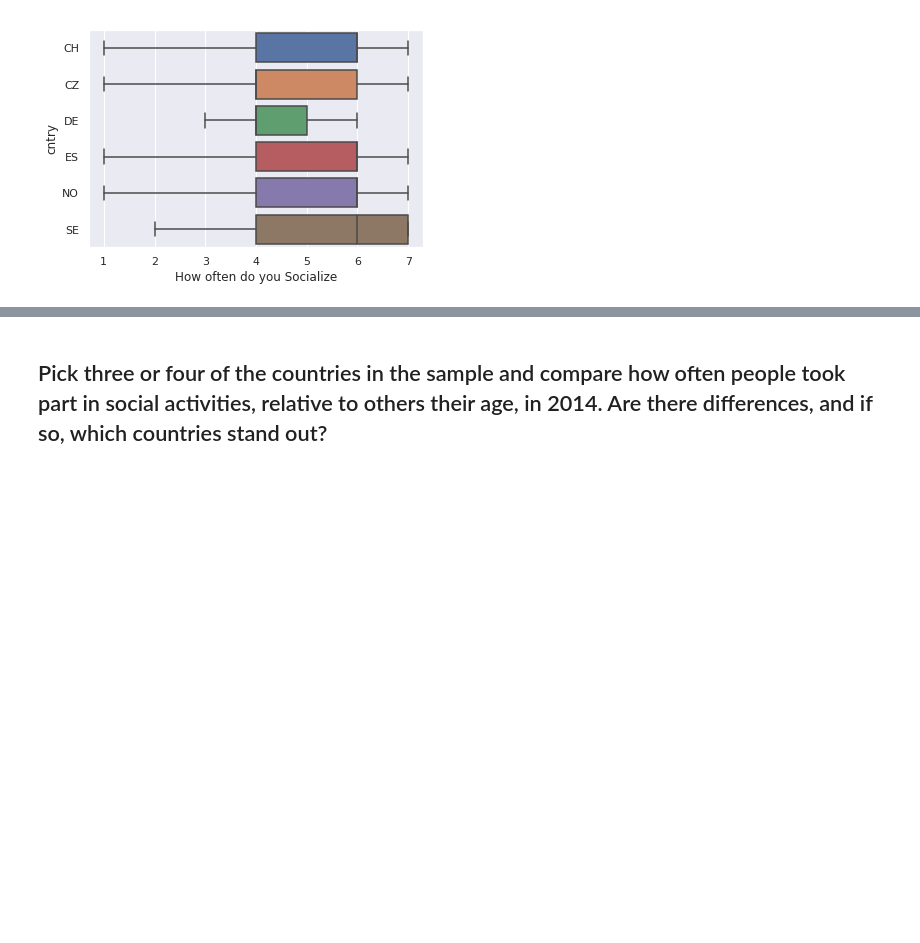
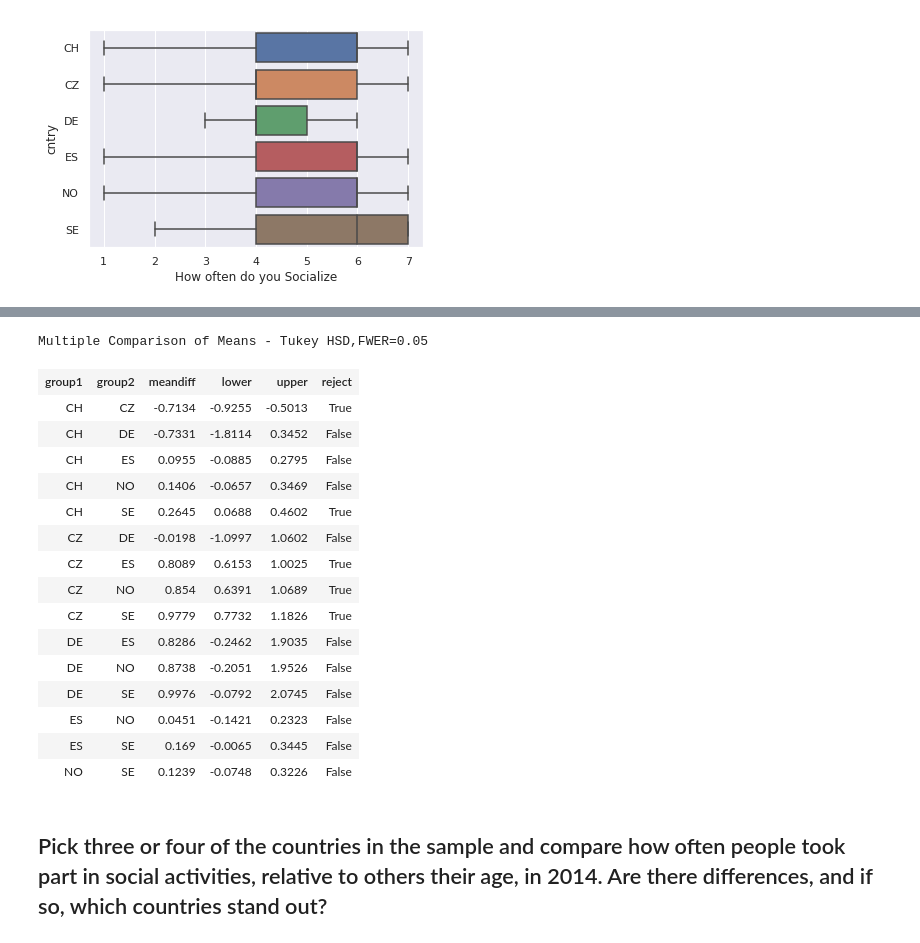
Before and after one commit to zdwhite/Thinkful-Unit-5, a Jupyter notebook: Challenge_What_test_to_use.ipynb, the cells around one changed output, grey strips where cells are left out. Cells and saved outputs as stored; diff of their text form; code cells hidden in the pictures; blank space fills up the shorter version.

```diff
--- a/Challenge_What_test_to_use.ipynb
+++ b/Challenge_What_test_to_use.ipynb
@@ -352,3 +394,29 @@ sns.boxplot(y='cntry',x='How often do you Socialize',data=dd_sclmeet,orient ='h'
+# %%
+# Let's try a tukey's pair wise test here
+
+tukey = pairwise_tukeyhsd(endog=dd_sclmeet['How often do you Socialize'],      # Data
+                          groups=dd_sclmeet['cntry'],   # Groups
+                          alpha=0.05)                   # Significance level
+
+tukey.summary()
+# %% [output]
+Multiple Comparison of Means - Tukey HSD,FWER=0.05
+| group1 | group2 | meandiff | lower | upper | reject |
+| CH | CZ | -0.7134 | -0.9255 | -0.5013 | True |
+| CH | DE | -0.7331 | -1.8114 | 0.3452 | False |
+| CH | ES | 0.0955 | -0.0885 | 0.2795 | False |
+| CH | NO | 0.1406 | -0.0657 | 0.3469 | False |
+| CH | SE | 0.2645 | 0.0688 | 0.4602 | True |
+| CZ | DE | -0.0198 | -1.0997 | 1.0602 | False |
+| CZ | ES | 0.8089 | 0.6153 | 1.0025 | True |
+| CZ | NO | 0.854 | 0.6391 | 1.0689 | True |
+| CZ | SE | 0.9779 | 0.7732 | 1.1826 | True |
+| DE | ES | 0.8286 | -0.2462 | 1.9035 | False |
+| DE | NO | 0.8738 | -0.2051 | 1.9526 | False |
+| DE | SE | 0.9976 | -0.0792 | 2.0745 | False |
+| ES | NO | 0.0451 | -0.1421 | 0.2323 | False |
+| ES | SE | 0.169 | -0.0065 | 0.3445 | False |
+| NO | SE | 0.1239 | -0.0748 | 0.3226 | False |
 # %% [markdown]
 ## Pick three or four of the countries in the sample and compare how often people took part in social activities, relative to others their age, in 2014. Are there differences, and if so, which countries stand out?
 # %%
```
Also changed, not shown: parts of 21 cells of this notebook.
